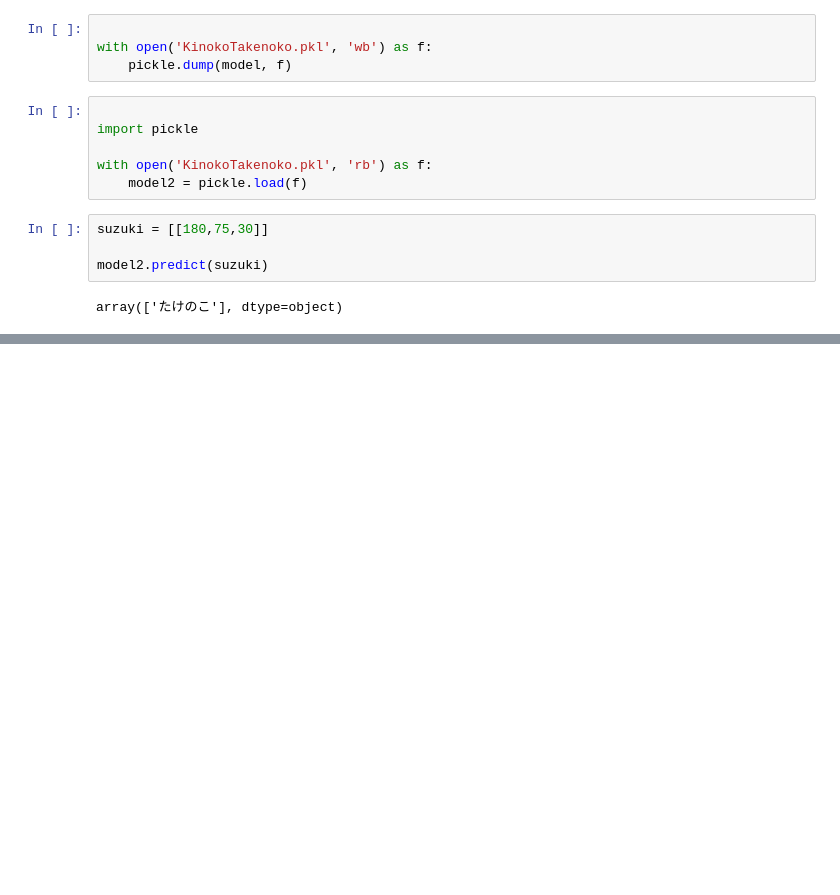
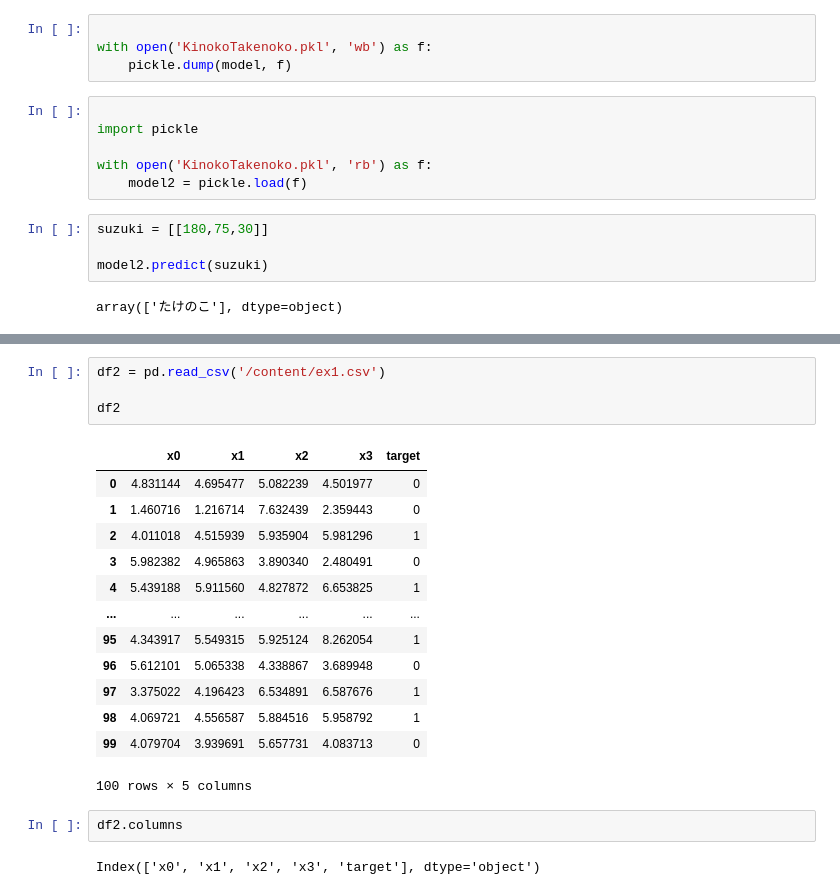
Before and after one commit to yamaguchinorimitsu/ajax_app, a Jupyter notebook: スッキリ機械学習４章.ipynb, the cells around one changed output, grey strips where cells are left out. Drawn from its saved outputs; the diff is of its cells as text; blank space fills up the shorter version.

```diff
--- a/スッキリ機械学習４章.ipynb
+++ b/スッキリ機械学習４章.ipynb
@@ -175,0 +201,22 @@ array(['たけのこ'], dtype=object)
+# %%
+df2 = pd.read_csv('/content/ex1.csv')
+
+df2
+# %% [output]
+|  | x0 | x1 | x2 | x3 | target |
+| 0 | 4.831144 | 4.695477 | 5.082239 | 4.501977 | 0 |
+| 1 | 1.460716 | 1.216714 | 7.632439 | 2.359443 | 0 |
+| 2 | 4.011018 | 4.515939 | 5.935904 | 5.981296 | 1 |
+| 3 | 5.982382 | 4.965863 | 3.890340 | 2.480491 | 0 |
+| 4 | 5.439188 | 5.911560 | 4.827872 | 6.653825 | 1 |
+| ... | ... | ... | ... | ... | ... |
+| 95 | 4.343917 | 5.549315 | 5.925124 | 8.262054 | 1 |
+| 96 | 5.612101 | 5.065338 | 4.338867 | 3.689948 | 0 |
+| 97 | 3.375022 | 4.196423 | 6.534891 | 6.587676 | 1 |
+| 98 | 4.069721 | 4.556587 | 5.884516 | 5.958792 | 1 |
+| 99 | 4.079704 | 3.939691 | 5.657731 | 4.083713 | 0 |
+100 rows × 5 columns
+# %%
+df2.columns
+# %% [output]
+Index(['x0', 'x1', 'x2', 'x3', 'target'], dtype='object')
```
Also changed, not shown: parts of 4 cells of this notebook.
